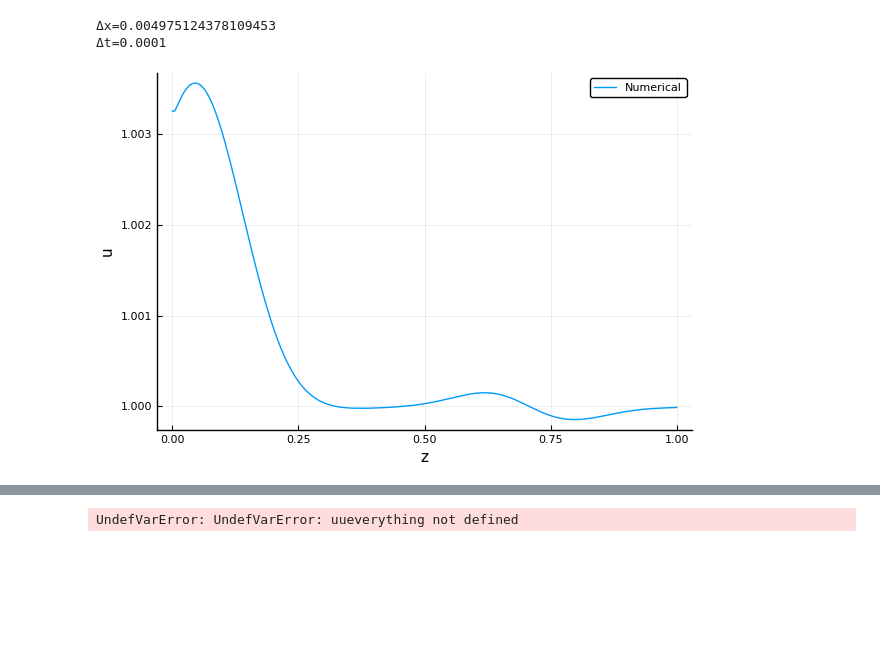
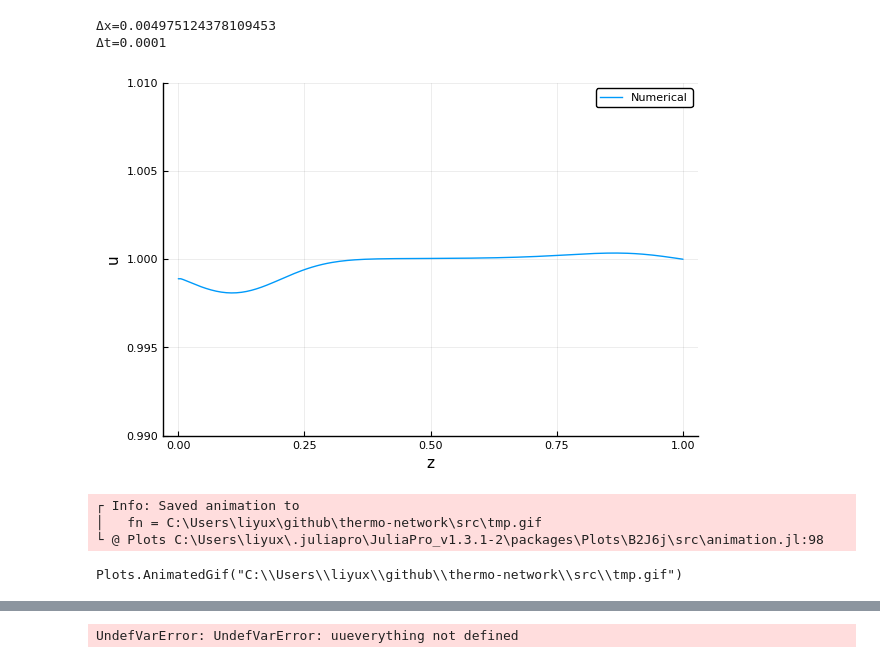
Before and after one commit to liyuxuan48/thermo-network, a Jupyter notebook: examples/wave propagating in non-reflecting boundary conditions.ipynb, the cells around one changed output, grey strips where cells are left out. Drawn from its saved outputs; the diff is of its cells as text; code cells hidden in the pictures; blank space fills up the shorter version.

```diff
--- a/examples/wave propagating in non-reflecting boundary conditions.ipynb
+++ b/examples/wave propagating in non-reflecting boundary conditions.ipynb
@@ -92,9 +93,15 @@ righthand=[0;0;P/Ac*qw]
 Δx=0.004975124378109453
 Δt=0.0001
 # %%
-plot(ux,uhist[20].p,xlabel="z",ylabel="u",label="Numerical")
+@gif for i in 1:length(uhist)
+    plot(ux,uhist[i].p, ylim=(0.99,1.01), xlabel="z",ylabel="u",label="Numerical");
+end
 # %% [output]
-[figure, old version]
+[figure, new version]
+┌ Info: Saved animation to
+│   fn = C:\Users\liyux\github\thermo-network\src\tmp.gif
+└ @ Plots C:\Users\liyux\.juliapro\JuliaPro_v1.3.1-2\packages\Plots\B2J6j\src\animation.jl:98
+Plots.AnimatedGif("C:\\Users\\liyux\\github\\thermo-network\\src\\tmp.gif")
 # %%
 uu[1,end-1]
 # %% [output]
```
Also changed, not shown: parts of 4 cells of this notebook, 2 other files.
